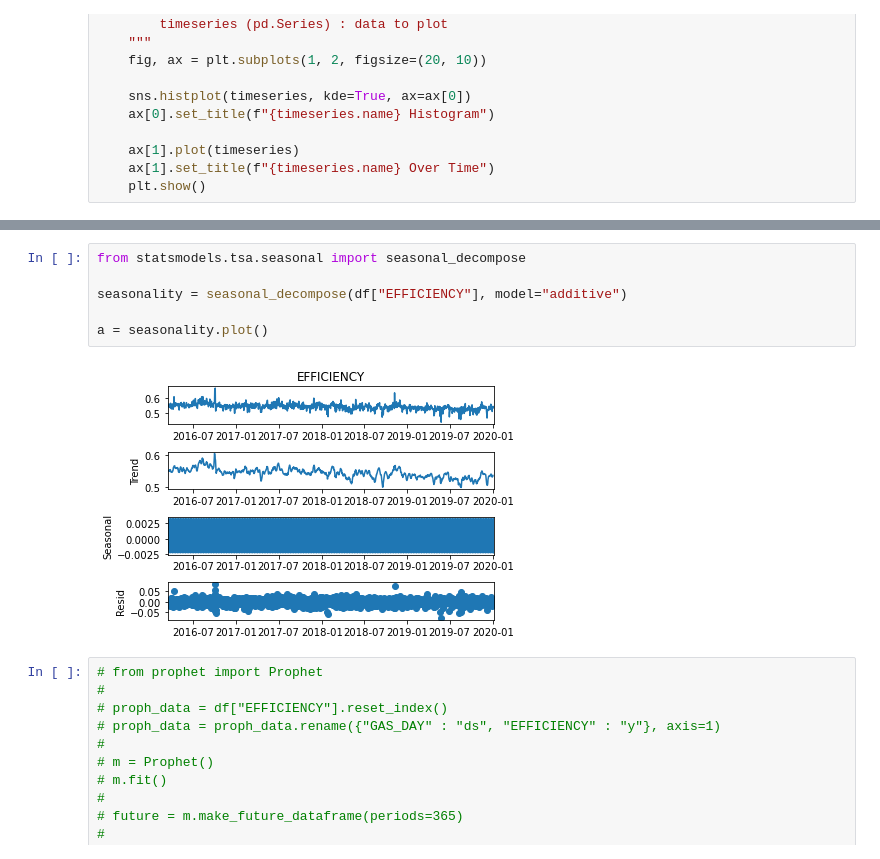
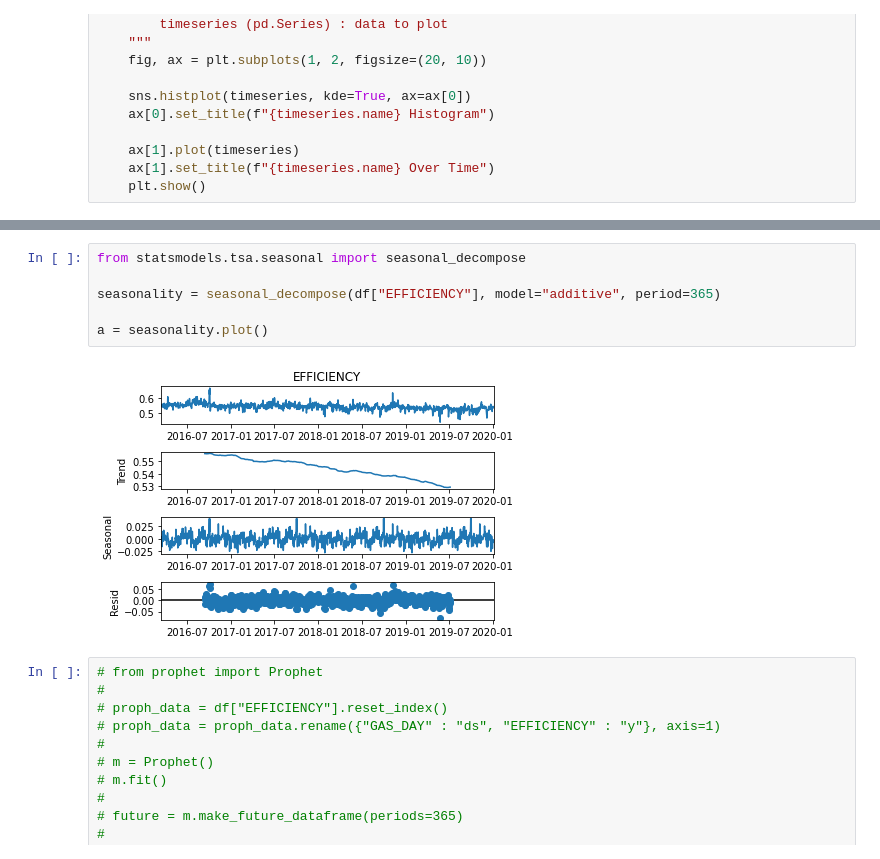
Before and after one commit to r4ch45/charterful, a Jupyter notebook: notebooks/3-what-affects-efficiency.ipynb, the cells around one changed output, grey strips where cells are left out. Drawn from its saved outputs; the diff is of its cells as text.

```diff
--- a/notebooks/3-what-affects-efficiency.ipynb
+++ b/notebooks/3-what-affects-efficiency.ipynb
@@ -128,11 +129,11 @@ A more complex method is to build an additive model to understand various season
 # %%
 from statsmodels.tsa.seasonal import seasonal_decompose
 
-seasonality = seasonal_decompose(df["EFFICIENCY"], model="additive")
+seasonality = seasonal_decompose(df["EFFICIENCY"], model="additive", period=365)
 
 a = seasonality.plot()
 # %% [output]
-[figure, old version]
+[figure, new version]
 # %%
 # from prophet import Prophet
 #
```
Also changed, not shown: parts of 14 cells of this notebook, 33 other files.
